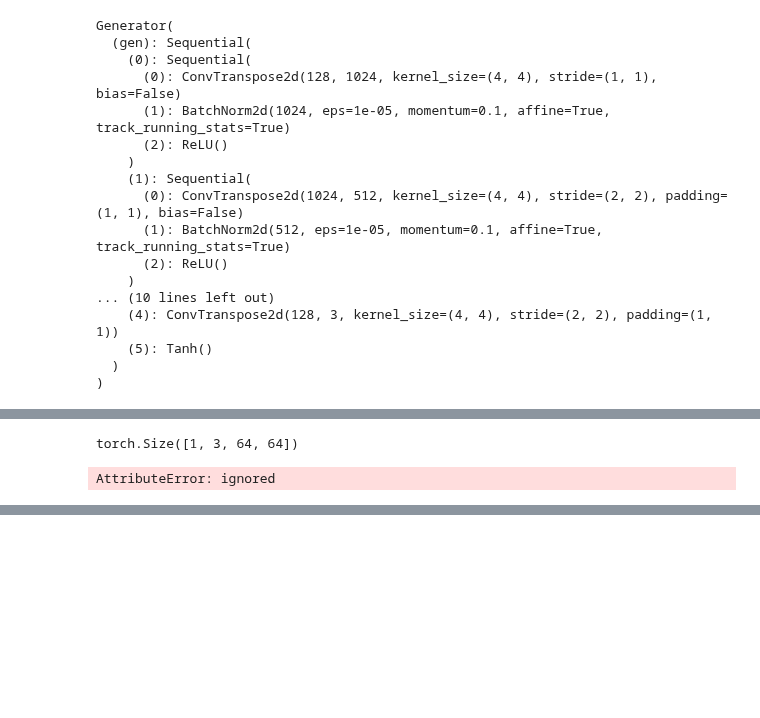
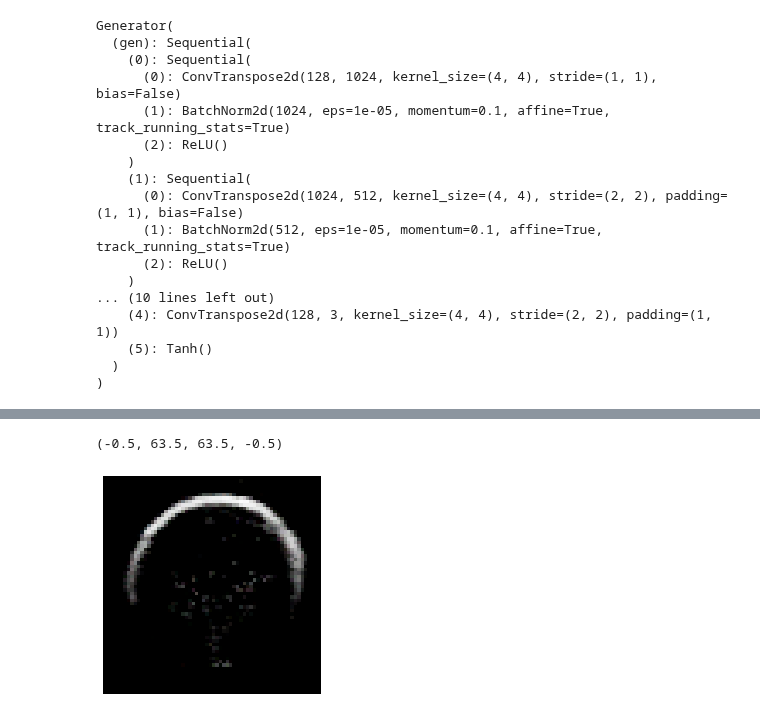
Before and after one commit to saquibali7/GANs, a Jupyter notebook: GAN3_WGAN.ipynb, the cells around one changed output, grey strips where cells are left out. Saved outputs shown, nothing was run; the diff lists cells and outputs as text; code cells hidden in the pictures; blank space fills up the shorter version.

```diff
--- a/GAN3_WGAN.ipynb
+++ b/GAN3_WGAN.ipynb
@@ -288,4 +301,0 @@ import matplotlib.pyplot as plt
-# %%
-x.shape
-# %% [output]
-torch.Size([1, 3, 64, 64])
@@ -294,4 +301,0 @@ x = x.detach().
-# %%
-plt.imshow(x[0].permute(1,2,0))
-# %% [output]
-AttributeError: ignored
@@ -297,0 +304,7 @@ AttributeError: ignored
+# %%
+x = torch.randn(1,NOISE_DIM, 1, 1).to(device)
+out = gen(x)
+out = out.cpu().detach()
+plt.imshow(out[0].permute(1,2,0))
+plt.axis("off")
+# %% [output]
@@ -297,0 +312,2 @@ AttributeError: ignored
+(-0.5, 63.5, 63.5, -0.5)
+[figure, added]
```
Also changed, not shown: parts of 11 cells of this notebook.
